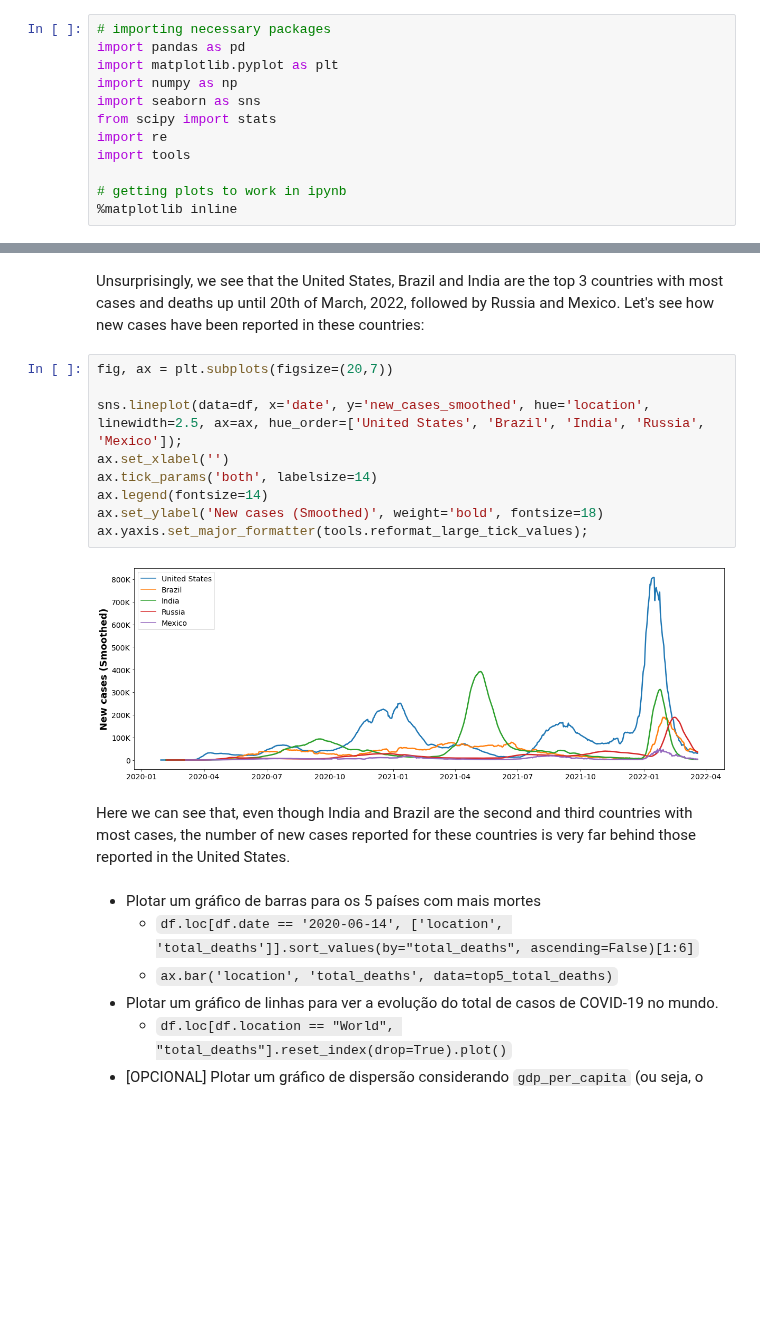
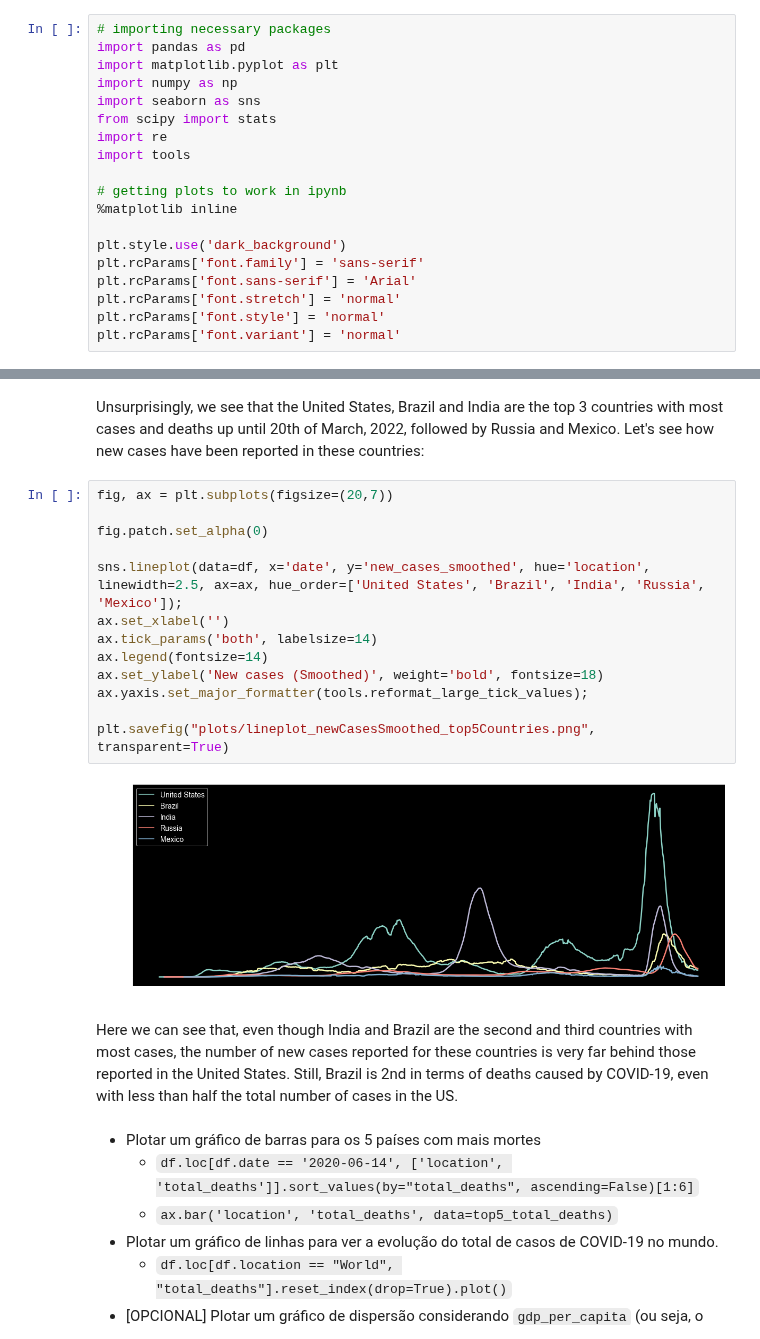
Before and after one commit to cfantecelle/data_science_portfolio, a Jupyter notebook: project_covid/covid19_brazil_analysis.ipynb, the cells around one changed output, grey strips where cells are left out. Drawn from its saved outputs; the diff is of its cells as text; blank space fills up the shorter version.

```diff
--- a/project_covid/covid19_brazil_analysis.ipynb
+++ b/project_covid/covid19_brazil_analysis.ipynb
@@ -25,6 +25,13 @@ import tools
 
 # getting plots to work in ipynb
 %matplotlib inline
+
+plt.style.use('dark_background')
+plt.rcParams['font.family'] = 'sans-serif'
+plt.rcParams['font.sans-serif'] = 'Arial'
+plt.rcParams['font.stretch'] = 'normal'
+plt.rcParams['font.style'] = 'normal'
+plt.rcParams['font.variant'] = 'normal'
 # %% [markdown]
 ## Getting the data
 
@@ -545,17 +572,21 @@ ax[1].yaxis.set_major_formatter(tools.reformat_large_tick_values);
 Unsurprisingly, we see that the United States, Brazil and India are the top 3 countries with most cases and deaths up until 20th of March, 2022, followed by Russia and Mexico. Let's see how new cases have been reported in these countries:
 # %%
 fig, ax = plt.subplots(figsize=(20,7))
+
+fig.patch.set_alpha(0)
 
 sns.lineplot(data=df, x='date', y='new_cases_smoothed', hue='location', linewidth=2.5, ax=ax, hue_order=['United States', 'Brazil', 'India', 'Russia', 'Mexico']);
 ax.set_xlabel('')
 ax.tick_params('both', labelsize=14)
 ax.legend(fontsize=14)
 ax.set_ylabel('New cases (Smoothed)', weight='bold', fontsize=18)
 ax.yaxis.set_major_formatter(tools.reformat_large_tick_values);
+
+plt.savefig("plots/lineplot_newCasesSmoothed_top5Countries.png", transparent=True)
 # %% [output]
-[figure, old version]
+[figure, new version]
 # %% [markdown]
-Here we can see that, even though India and Brazil are the second and third countries with most cases, the number of new cases reported for these countries is very far behind those reported in the United States.
+Here we can see that, even though India and Brazil are the second and third countries with most cases, the number of new cases reported for these countries is very far behind those reported in the United States. Still, Brazil is 2nd in terms of deaths caused by COVID-19, even with less than half the total number of cases in the US.
 # %% [markdown]
 * Plotar um gráfico de barras para os 5 países com mais mortes
     * `df.loc[df.date == '2020-06-14', ['location', 'total_deaths']].sort_values(by="total_deaths", ascending=False)[1:6]`
```
Also changed, not shown: parts of 5 cells of this notebook.
